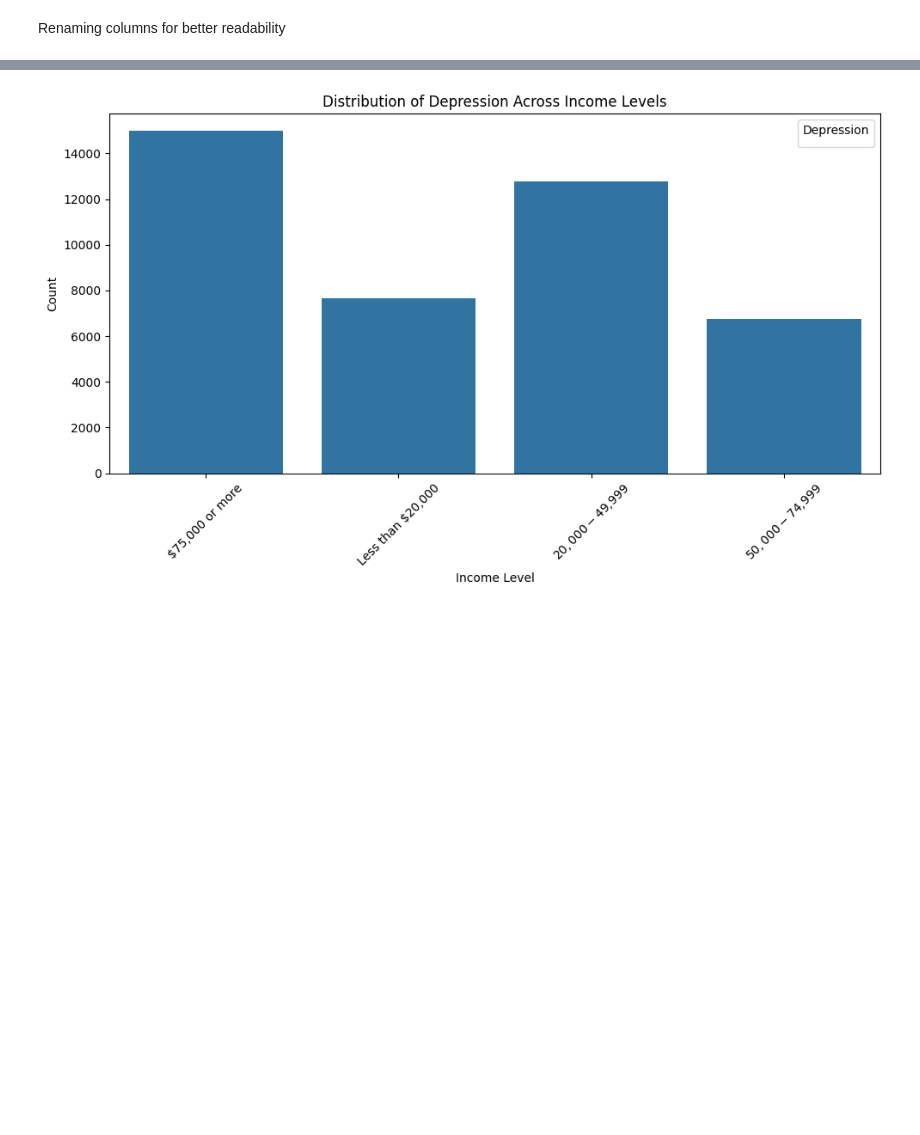
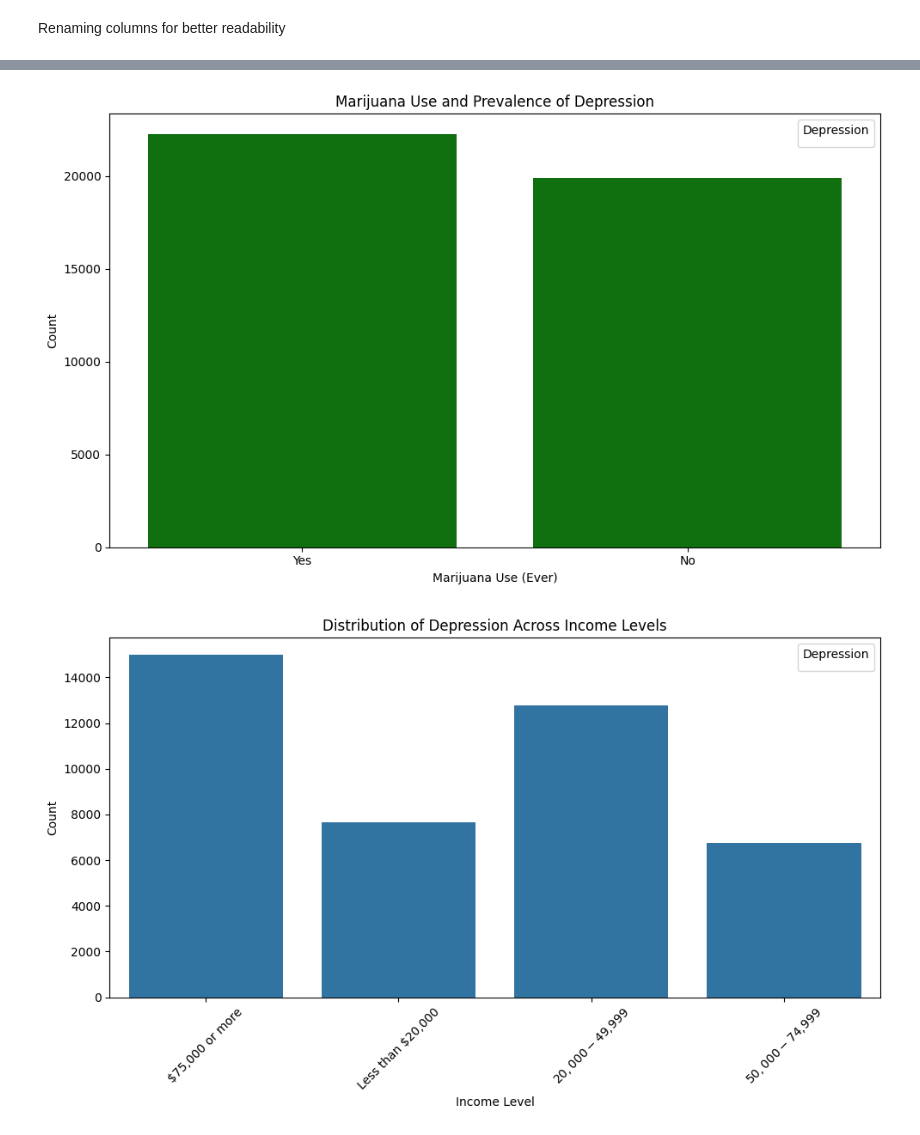
Before and after one commit to sakshamlakhera/CSE587, a Jupyter notebook: notebook/Rama_Rao_Vydadi_50604256.ipynb, the cells around one changed output, grey strips where cells are left out. Saved outputs shown, nothing was run; the diff lists cells and outputs as text; code cells hidden in the pictures; blank space fills up the shorter version.

```diff
--- a/notebook/Rama_Rao_Vydadi_50604256.ipynb
+++ b/notebook/Rama_Rao_Vydadi_50604256.ipynb
@@ -667,0 +640,19 @@ filtered_df_cleaned.head()
+# %%
+
+column_mapping = {
+    'IRWRKSTAT': 'Employment',
+    'IREDUHIGHST2': 'education',
+    'INCOME': 'income',
+    'IRSEX': 'sexual orientation',
+    'MJEVER': 'Ever used marijuana',
+    'PNRANYLIF': 'ANY PAIN RELIEVER USE IN LIFETIME',
+    'COUTYP4': 'COUNTY METRO/NONMETRO STATUS',
+    'MEDMJPA2': 'STATE MEDICAL MJ LAW PASSED AT TIME OF INTERVIEW',
+    'DSTCHR30': 'HOW OFTEN FELT SAD NOTHING COULD CHEER YOU UP',
+    'ADDPREV': 'SEVERAL DAYS OR LNGR WHEN FELT SAD/EMPTY/DPRSD'
+}
+
+filtered_df_cleaned.rename(columns=column_mapping, inplace=True)
+filtered_df__cleaned = filtered_df_cleaned.copy()
+filtered_df__cleaned['Mental_Health_Disorder'] = filtered_df__cleaned['SEVERAL DAYS OR LNGR WHEN FELT SAD/EMPTY/DPRSD'].apply(lambda x: 1 if x == 'Yes' else 0)
+filtered_df__cleaned = filtered_df__cleaned.drop(columns=['SEVERAL DAYS OR LNGR WHEN FELT SAD/EMPTY/DPRSD'])
@@ -668,3 +713,14 @@ filtered_df_cleaned.head()
+# %%
+plt.figure(figsize=(10, 6))
+sns.countplot(data=filtered_df__cleaned, x='Ever used marijuana', color='green')
+plt.title('Marijuana Use and Prevalence of Depression')
+plt.xlabel('Marijuana Use (Ever)')
+plt.ylabel('Count')
+plt.legend(title='Depression')
+plt.tight_layout()
+plt.show()
+# %% [output]
+[figure, added]
 # %%
 plt.figure(figsize=(10, 6))
 sns.countplot(data=filtered_df_cleaned, x='income')
```
Also changed, not shown: parts of 83 cells of this notebook, 1 other file.
